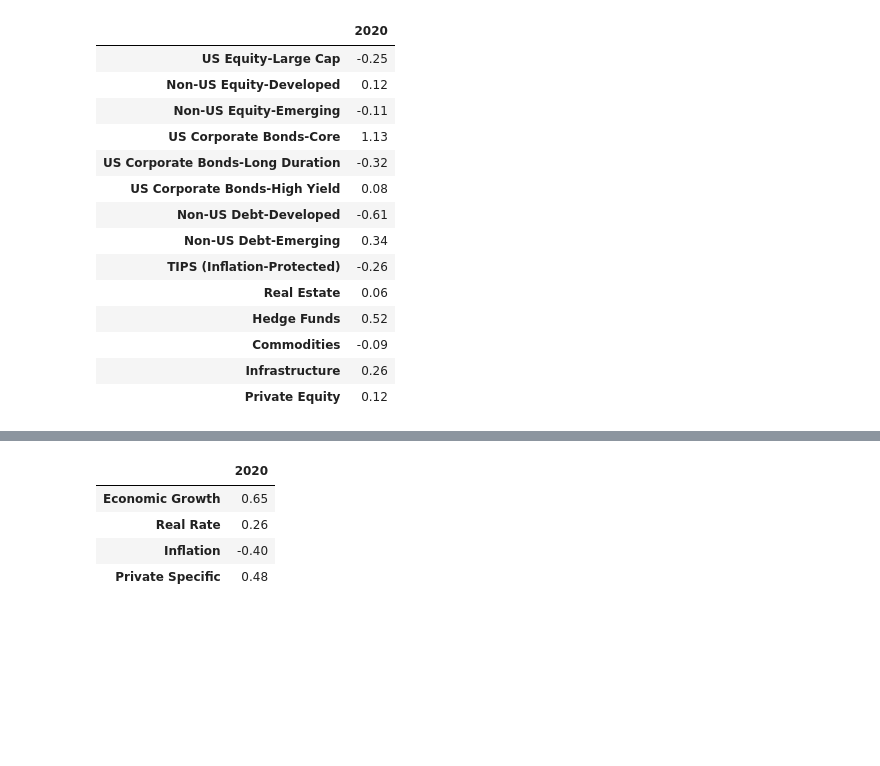
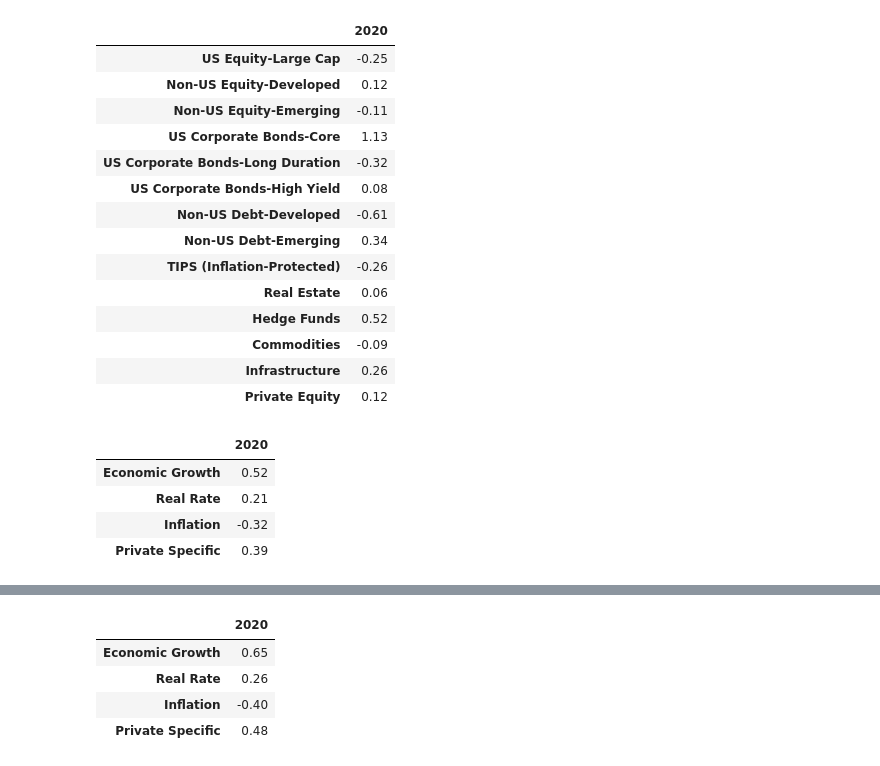
Before and after one commit to krocellx/finance, a Jupyter notebook: Factor_Investing_Using_CMAs.ipynb, the cells around one changed output, grey strips where cells are left out. Drawn from its saved outputs; the diff is of its cells as text; code cells hidden in the pictures; blank space fills up the shorter version.

```diff
--- a/Factor_Investing_Using_CMAs.ipynb
+++ b/Factor_Investing_Using_CMAs.ipynb
@@ -557,3 +557,11 @@ df_w_a_mean_variance_opt.round(2)
 | Commodities | -0.09 |
 | Infrastructure | 0.26 |
 | Private Equity | 0.12 |
+# %%
+df_w_a_mean_variance_opt.T.dot(df_beta_f).T.set_axis([report_year], axis=1).round(2)
+# %% [output]
+|  | 2020 |
+| Economic Growth | 0.52 |
+| Real Rate | 0.21 |
+| Inflation | -0.32 |
+| Private Specific | 0.39 |
```
Also changed, not shown: parts of 2 cells of this notebook, 1 other file.
